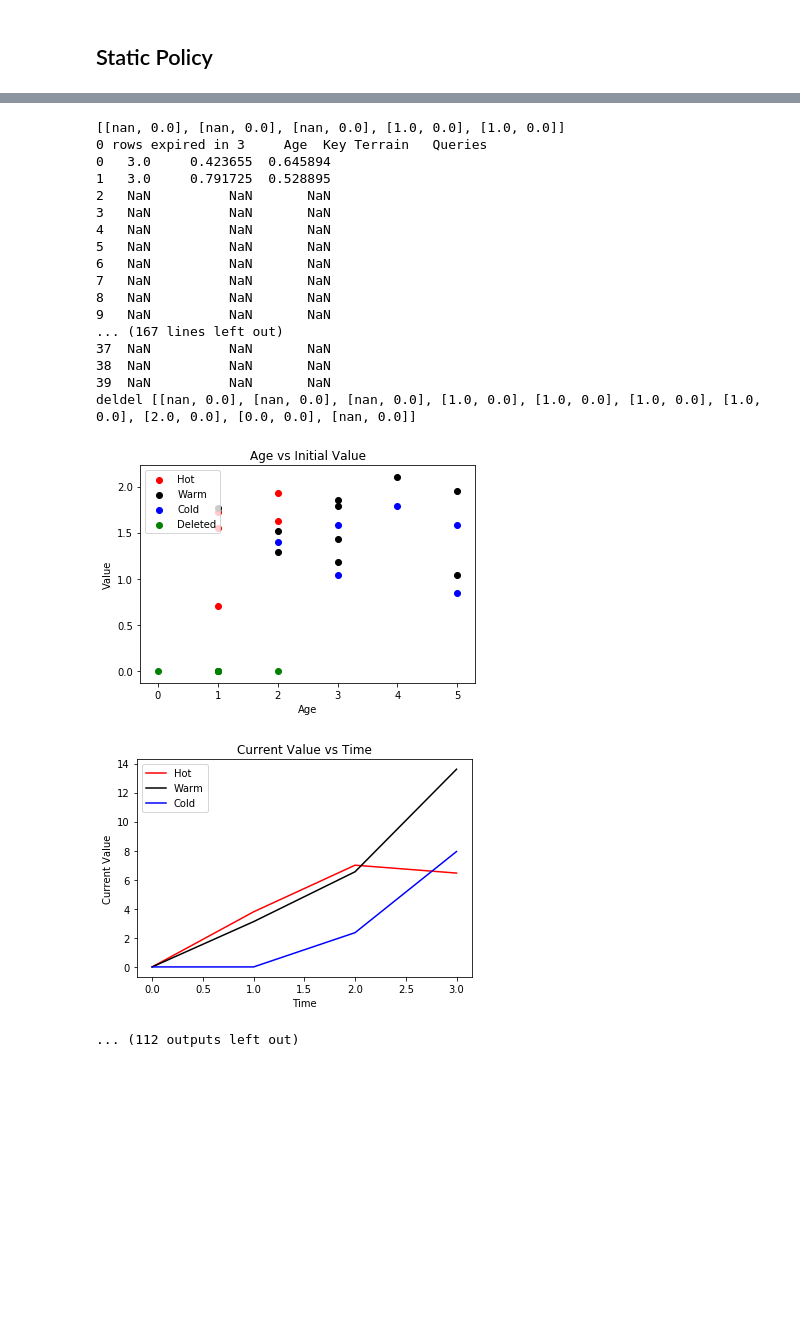
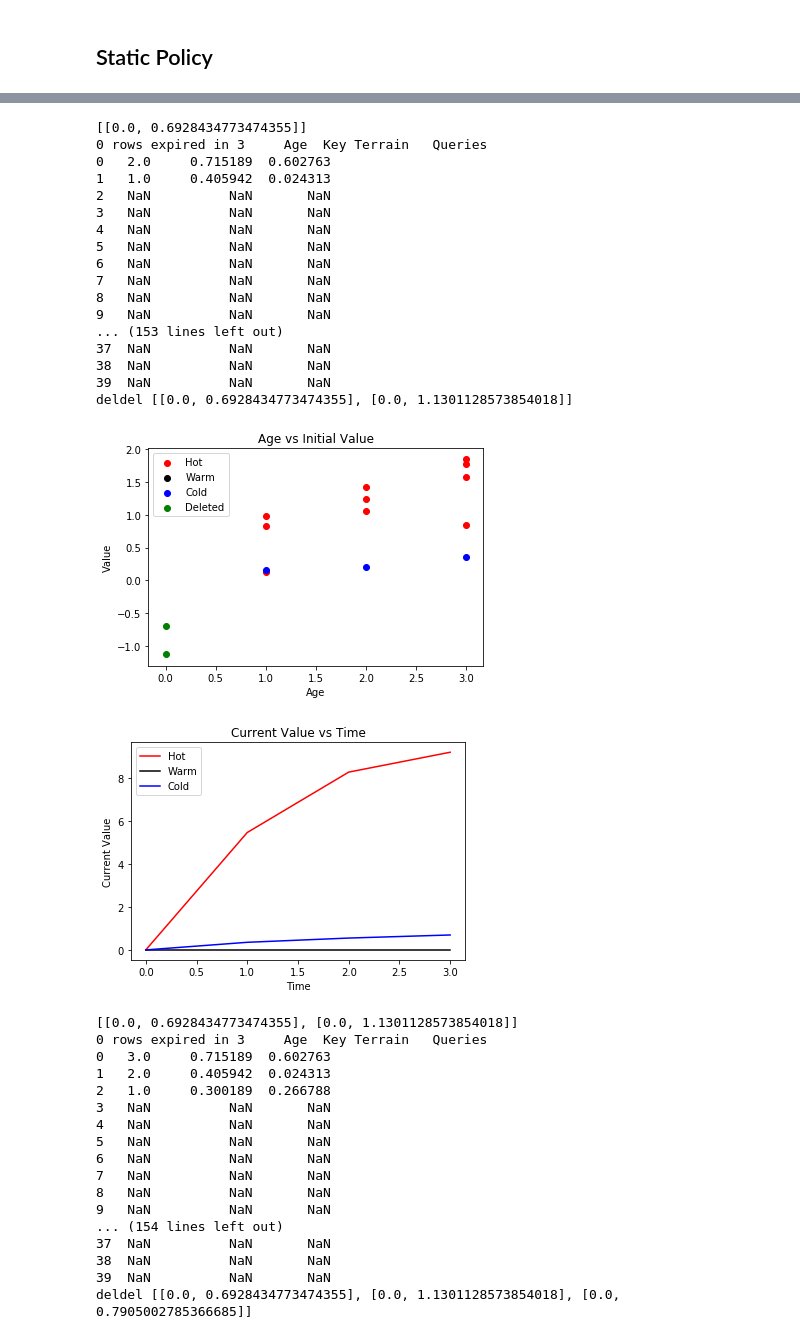
Before and after one commit to PUNCH-Cyber/MAP_bro, a Jupyter notebook: examples.ipynb, the cells around one changed output, grey strips where cells are left out. Drawn from its saved outputs; the diff is of its cells as text; code cells hidden in the pictures; blank space fills up the shorter version.

```diff
--- a/examples.ipynb
+++ b/examples.ipynb
@@ -26,8 +26,8 @@ env_config = {
     "init_rplan": [np.hstack((np.mgrid[0:10, 1:4][1].astype(int),np.zeros(10).reshape(-1,1).astype(int))),
                     np.hstack((np.mgrid[0:20, 1:4][1].astype(int),np.zeros(20).reshape(-1,1).astype(int))),
                     np.hstack((np.mgrid[0:40, 1:4][1].astype(int),np.zeros(40).reshape(-1,1).astype(int)))], #Initially start with a hot to cold retention plan for data
-    "ind": [np.zeros(5).astype(int),np.zeros(10).astype(int),np.zeros(40).astype(int)], #All data is initialized to the first step of it's rplan
-    "init_expir": [3,10,20], #Data 20 time steps old must be re-evaluated
+    "ind": [np.zeros(10).astype(int),np.zeros(20).astype(int),np.zeros(40).astype(int)], #All data is initialized to the first step of it's rplan
+    "init_expir": [5,10,50], #Data 20 time steps old must be re-evaluated
     "df": [pd.DataFrame(index = np.arange(10),columns=['Age','Key Terrain','Queries']),		# Dataframes that hold actual datastore contents
            pd.DataFrame(index = np.arange(20),columns=['Age','Key Terrain','Queries']),
            pd.DataFrame(index = np.arange(40),columns=['Age','Key Terrain','Queries'])]
@@ -111,9 +113,9 @@ for q in np.arange(40):
     batch = pd.read_csv("dns.log",header = 0)
     vals = pd.DataFrame(np.random.random((5,3)),columns=['Age','Key Terrain','Queries'])
     vals['Age'] = 0
-    val_tot = np.zeros(5)
+    val_tot = vals.drop(['Age'],axis=1).sum(axis=1).values
     rplan = np.hstack((np.mgrid[0:5, 1:4][1].astype(int),np.zeros(5).reshape(-1,1).astype(int)))
-    ind = np.zeros(5)
+    ind = np.zeros(5).astype(int)
     loop += 5
     db = dataBatch(batch,vals,val_tot,ind,rplan)
 
@@ -126,7 +128,7 @@ for q in np.arange(40):
     sub.set_xlabel('Time')
     sub.set_ylabel('Current Value')
     for i in np.arange(env.num_ds):
-        vals_plot[i].append(sum(env.ds[env.names[i+1]].dataBatch.get('val_tot')))
+        vals_plot[i].append(sum(np.nan_to_num(env.ds[env.names[i+1]].dataBatch.get('val_tot'))))
         sub.plot(np.arange(t+1),vals_plot[i], c = clr[i], label = env.names[i+1])
 
     sub.legend(loc=2)
@@ -249,9 +232,9 @@ for q in np.arange(40):
     batch = pd.read_csv("dns.log",header = 0)
     vals = pd.DataFrame(np.random.random((5,3)),columns=['Age','Key Terrain','Queries'])
     vals['Age'] = 0
-    val_tot = [np.nan for x in range(5)]
+    val_tot = vals.drop(['Age'],axis=1).sum(axis=1).values
     rplan = np.hstack((np.mgrid[0:5, 1:4][1].astype(int),np.zeros(5).reshape(-1,1).astype(int)))
-    ind = np.zeros(5)
+    ind = np.zeros(5).astype(int)
     loop += 5
     db = dataBatch(batch,vals,val_tot,ind,rplan)
 
@@ -264,7 +247,7 @@ for q in np.arange(40):
     sub.set_xlabel('Time')
     sub.set_ylabel('Current Value')
     for i in np.arange(env.num_ds):
-        vals_plot[i].append(sum(env.ds[env.names[i+1]].dataBatch.get('val_tot')))
+        vals_plot[i].append(sum(np.nan_to_num(env.ds[env.names[i+1]].dataBatch.get('val_tot'))))
         sub.plot(np.arange(t+1),vals_plot[i], c = clr[i], label = env.names[i+1])
 
     sub.legend(loc=2)
@@ -353,20 +297,36 @@ deldel [[nan, 0.0], [nan, 0.0], [nan, 0.0], [1.0, 0.0], [1.0, 0.0]]
-[[nan, 0.0], [nan, 0.0], [nan, 0.0], [1.0, 0.0], [1.0, 0.0]]
-0 rows expired in 3     Age  Key Terrain   Queries
-0   3.0     0.423655  0.645894
-1   3.0     0.791725  0.528895
-2   NaN          NaN       NaN
-3   NaN          NaN       NaN
-4   NaN          NaN       NaN
-5   NaN          NaN       NaN
-6   NaN          NaN       NaN
-7   NaN          NaN       NaN
-8   NaN          NaN       NaN
-9   NaN          NaN       NaN
-... (167 lines left out)
-37  NaN          NaN       NaN
-38  NaN          NaN       NaN
-39  NaN          NaN       NaN
-deldel [[nan, 0.0], [nan, 0.0], [nan, 0.0], [1.0, 0.0], [1.0, 0.0], [1.0, 0.0], [1.0, 0.0], [2.0, 0.0], [0.0, 0.0], [nan, 0.0]]
+[[0.0, 0.6928434773474355]]
+0 rows expired in 3     Age  Key Terrain   Queries
+0   2.0     0.715189  0.602763
+1   1.0     0.405942  0.024313
+2   NaN          NaN       NaN
+3   NaN          NaN       NaN
+4   NaN          NaN       NaN
+5   NaN          NaN       NaN
+6   NaN          NaN       NaN
+7   NaN          NaN       NaN
+8   NaN          NaN       NaN
+9   NaN          NaN       NaN
+... (153 lines left out)
+37  NaN          NaN       NaN
+38  NaN          NaN       NaN
+39  NaN          NaN       NaN
+deldel [[0.0, 0.6928434773474355], [0.0, 1.1301128573854018]]
-[figure, old version]
+[figure, new version]
-[figure, old version]
+[figure, new version]
-... (112 outputs left out)
+[[0.0, 0.6928434773474355], [0.0, 1.1301128573854018]]
+0 rows expired in 3     Age  Key Terrain   Queries
+0   3.0     0.715189  0.602763
+1   2.0     0.405942  0.024313
+2   1.0     0.300189  0.266788
+3   NaN          NaN       NaN
+4   NaN          NaN       NaN
+5   NaN          NaN       NaN
+6   NaN          NaN       NaN
+7   NaN          NaN       NaN
+8   NaN          NaN       NaN
+9   NaN          NaN       NaN
+... (154 lines left out)
+37  NaN          NaN       NaN
+38  NaN          NaN       NaN
+39  NaN          NaN       NaN
+deldel [[0.0, 0.6928434773474355], [0.0, 1.1301128573854018], [0.0, 0.7905002785366685]]
```
Also changed, not shown: parts of 3 cells of this notebook, 4 other files.
